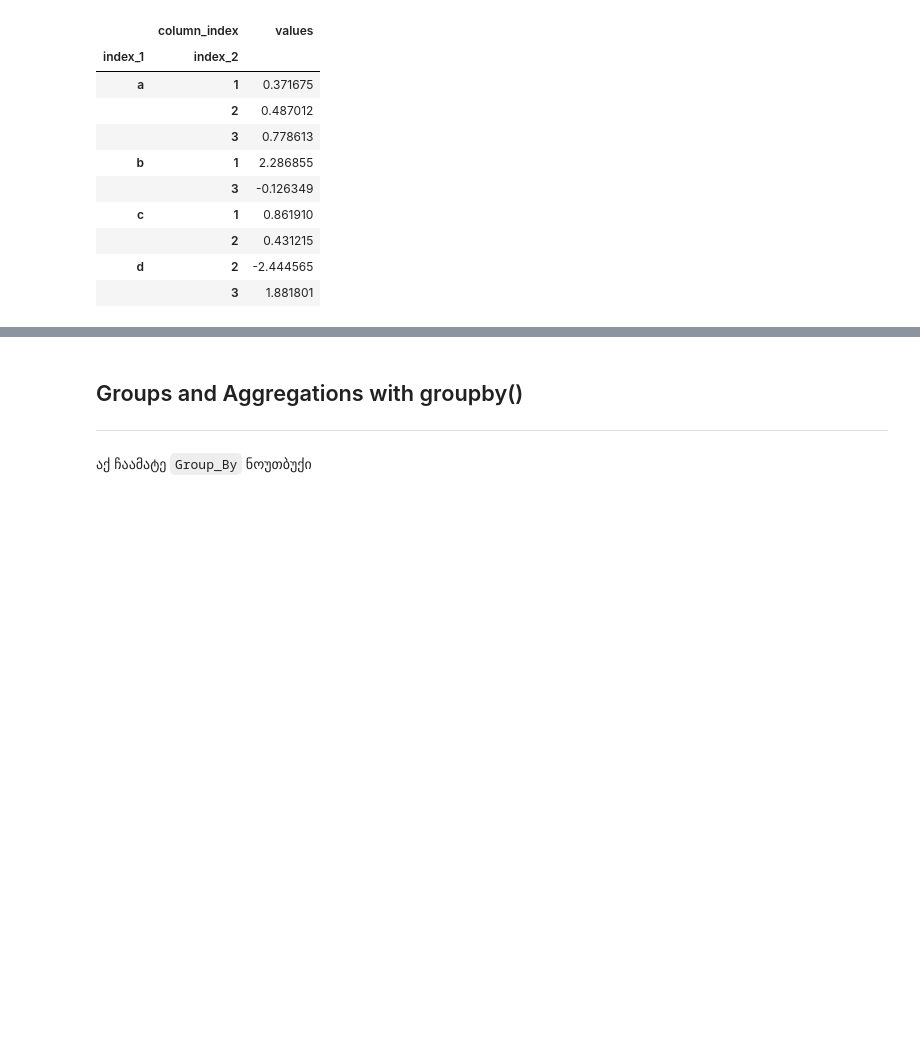
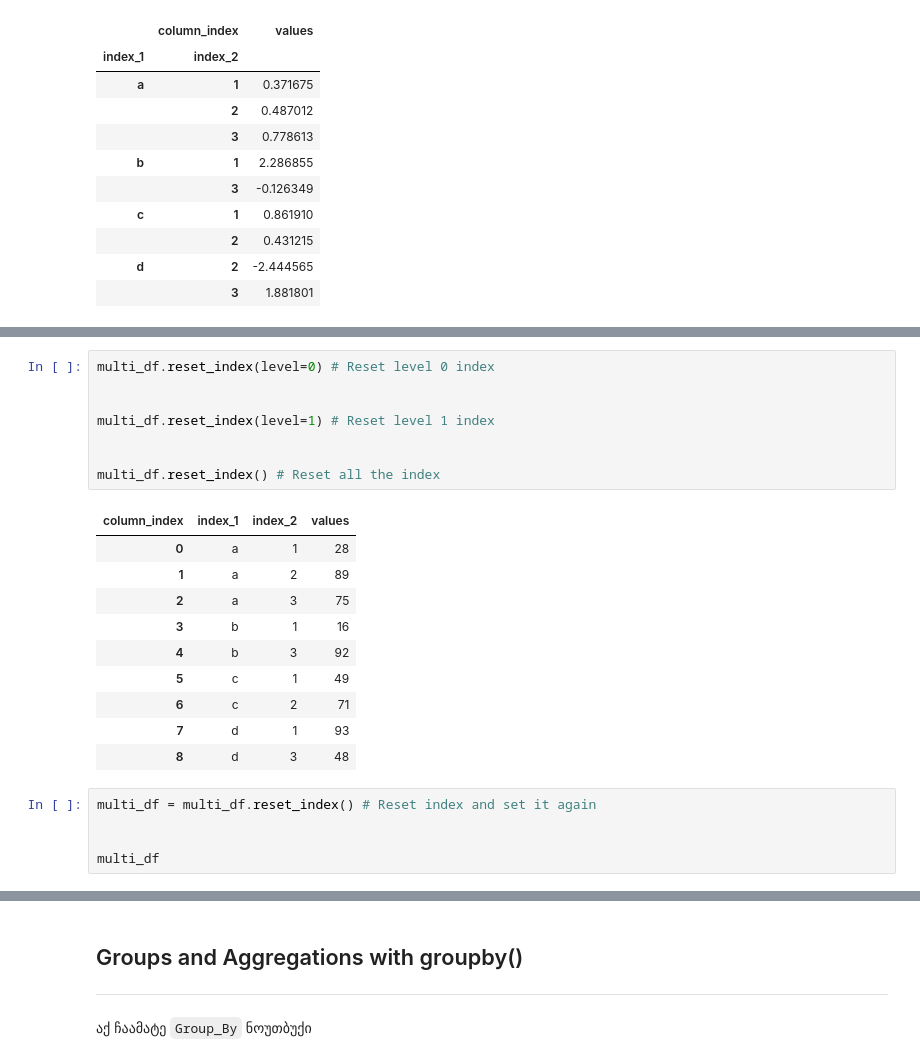
Before and after one commit to Okroshiashvili/Data_Analysis_Python, a Jupyter notebook: Lecture 5/Join, Combine, Reshape DataFrame.ipynb, the cells around one changed output, grey strips where cells are left out. Cells and saved outputs as stored; diff of their text form; blank space fills up the shorter version.

```diff
--- a/Lecture 5/Join, Combine, Reshape DataFrame.ipynb
+++ b/Lecture 5/Join, Combine, Reshape DataFrame.ipynb
@@ -121,0 +276,24 @@ multi_df.loc["a"] # Slice at first level
+# %%
+multi_df.reset_index(level=0) # Reset level 0 index
+
+
+multi_df.reset_index(level=1) # Reset level 1 index
+
+
+multi_df.reset_index() # Reset all the index
+# %% [output]
+| column_index | index_1 | index_2 | values |
+| 0 | a | 1 | 28 |
+| 1 | a | 2 | 89 |
+| 2 | a | 3 | 75 |
+| 3 | b | 1 | 16 |
+| 4 | b | 3 | 92 |
+| 5 | c | 1 | 49 |
+| 6 | c | 2 | 71 |
+| 7 | d | 1 | 93 |
+| 8 | d | 3 | 48 |
+# %%
+multi_df = multi_df.reset_index() # Reset index and set it again
+
+
+multi_df
```
Also changed, not shown: parts of 27 cells of this notebook, 1 other file.
